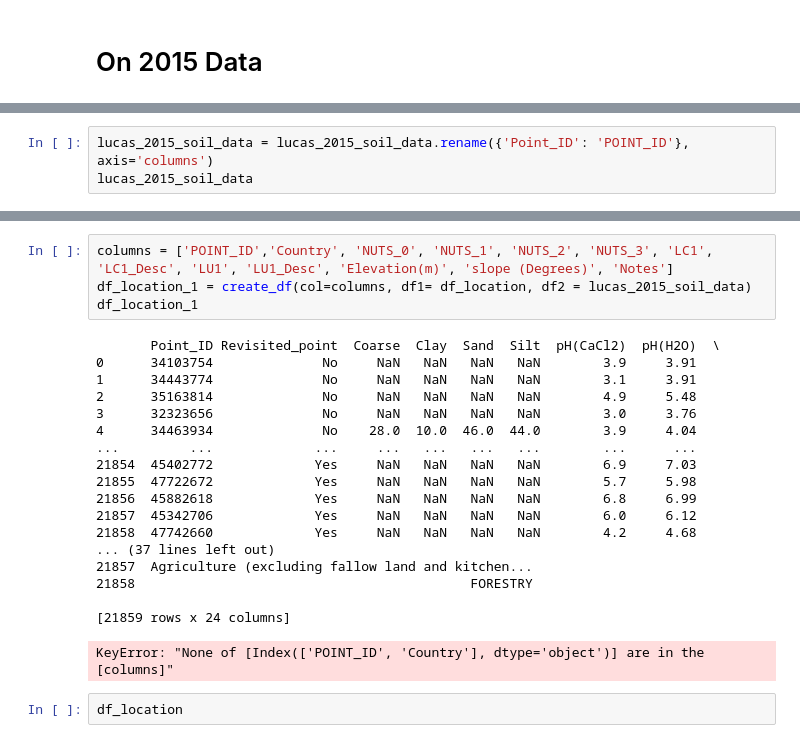
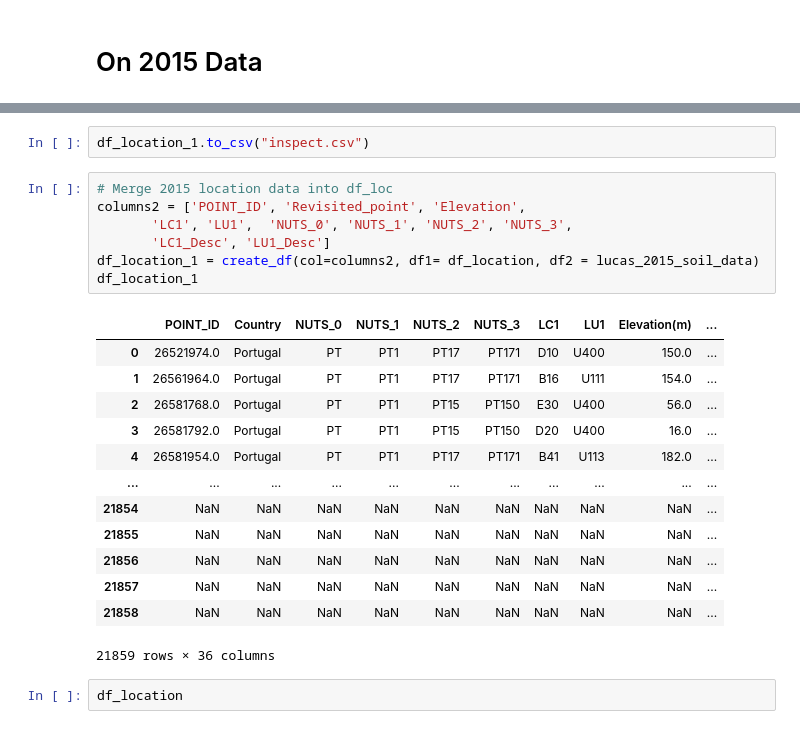
Before and after one commit to IndianGrandpa/AI4ls-Team-52, a Jupyter notebook: EDA.ipynb, the cells around one changed output, grey strips where cells are left out. Saved outputs shown, nothing was run; the diff lists cells and outputs as text.

```diff
--- a/EDA.ipynb
+++ b/EDA.ipynb
@@ -289,3 +291,0 @@ Name: Revisited_point, dtype: int64
-# %%
-lucas_2015_soil_data = lucas_2015_soil_data.rename({'Point_ID': 'POINT_ID'}, axis='columns')
-lucas_2015_soil_data
@@ -306,26 +308,26 @@ lucas_2015_soil_data
+# %%
+df_location_1.to_csv("inspect.csv")
 # %%
-columns = ['POINT_ID','Country', 'NUTS_0', 'NUTS_1', 'NUTS_2', 'NUTS_3', 'LC1', 'LC1_Desc', 'LU1', 'LU1_Desc', 'Elevation(m)', 'slope (Degrees)', 'Notes']
-df_location_1 = create_df(col=columns, df1= df_location, df2 = lucas_2015_soil_data)
+# Merge 2015 location data into df_loc
+columns2 = ['POINT_ID', 'Revisited_point', 'Elevation',
+       'LC1', 'LU1',  'NUTS_0', 'NUTS_1', 'NUTS_2', 'NUTS_3',
+       'LC1_Desc', 'LU1_Desc']
+df_location_1 = create_df(col=columns2, df1= df_location, df2 = lucas_2015_soil_data)
 df_location_1
 # %% [output]
+|  | POINT_ID | Country | NUTS_0 | NUTS_1 | NUTS_2 | NUTS_3 | LC1 | LU1 | Elevation(m) | ... |
+| 0 | 26521974.0 | Portugal | PT | PT1 | PT17 | PT171 | D10 | U400 | 150.0 | ... |
+| 1 | 26561964.0 | Portugal | PT | PT1 | PT17 | PT171 | B16 | U111 | 154.0 | ... |
+| 2 | 26581768.0 | Portugal | PT | PT1 | PT15 | PT150 | E30 | U400 | 56.0 | ... |
+| 3 | 26581792.0 | Portugal | PT | PT1 | PT15 | PT150 | D20 | U400 | 16.0 | ... |
+| 4 | 26581954.0 | Portugal | PT | PT1 | PT17 | PT171 | B41 | U113 | 182.0 | ... |
+| ... | ... | ... | ... | ... | ... | ... | ... | ... | ... | ... |
+| 21854 | NaN | NaN | NaN | NaN | NaN | NaN | NaN | NaN | NaN | ... |
+| 21855 | NaN | NaN | NaN | NaN | NaN | NaN | NaN | NaN | NaN | ... |
+| 21856 | NaN | NaN | NaN | NaN | NaN | NaN | NaN | NaN | NaN | ... |
+| 21857 | NaN | NaN | NaN | NaN | NaN | NaN | NaN | NaN | NaN | ... |
+| 21858 | NaN | NaN | NaN | NaN | NaN | NaN | NaN | NaN | NaN | ... |
-       Point_ID Revisited_point  Coarse  Clay  Sand  Silt  pH(CaCl2)  pH(H2O)  \
-0      34103754              No     NaN   NaN   NaN   NaN        3.9     3.91
-1      34443774              No     NaN   NaN   NaN   NaN        3.1     3.91
-2      35163814              No     NaN   NaN   NaN   NaN        4.9     5.48
-3      32323656              No     NaN   NaN   NaN   NaN        3.0     3.76
-4      34463934              No    28.0  10.0  46.0  44.0        3.9     4.04
-...         ...             ...     ...   ...   ...   ...        ...      ...
-21854  45402772             Yes     NaN   NaN   NaN   NaN        6.9     7.03
-21855  47722672             Yes     NaN   NaN   NaN   NaN        5.7     5.98
-21856  45882618             Yes     NaN   NaN   NaN   NaN        6.8     6.99
-21857  45342706             Yes     NaN   NaN   NaN   NaN        6.0     6.12
-21858  47742660             Yes     NaN   NaN   NaN   NaN        4.2     4.68
-... (37 lines left out)
-21857  Agriculture (excluding fallow land and kitchen...
-21858                                           FORESTRY
-
-[21859 rows x 24 columns]
+21859 rows × 36 columns
-KeyError: "None of [Index(['POINT_ID', 'Country'], dtype='object')] are in the [columns]"
 # %%
 df_location
 # %% [output]
```
Also changed, not shown: parts of 7 cells of this notebook, 1 other file.
